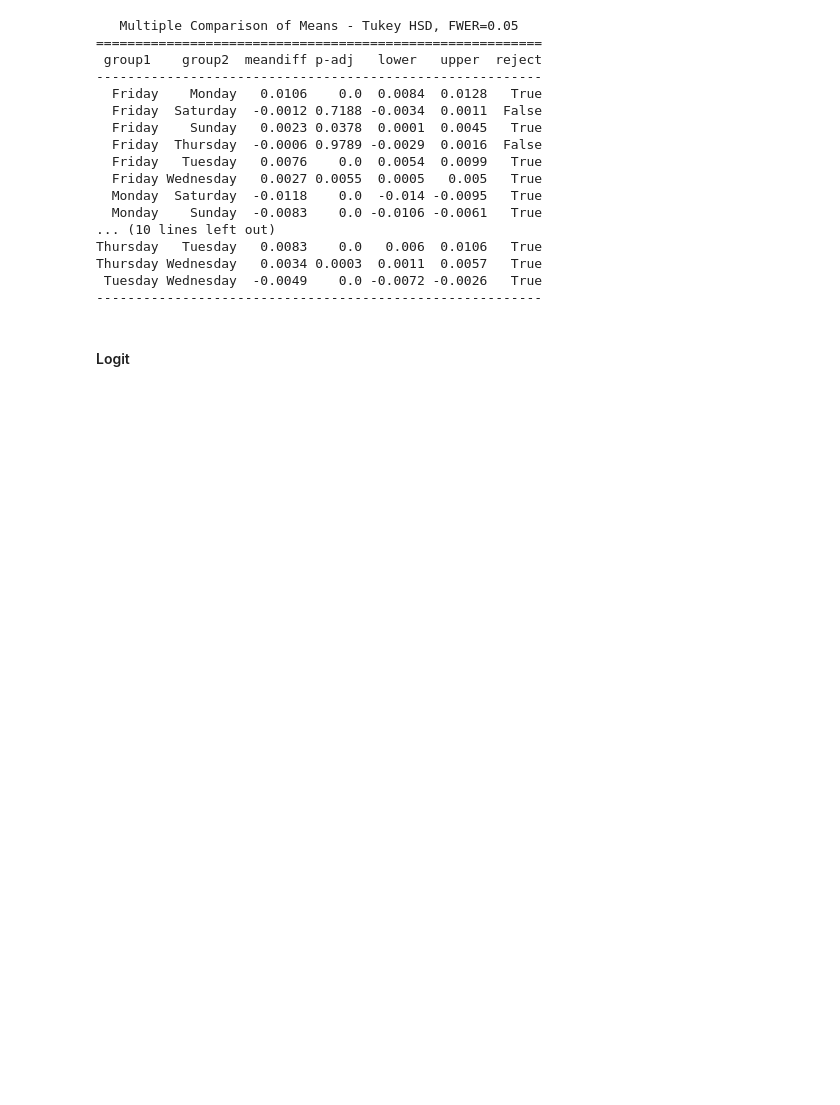
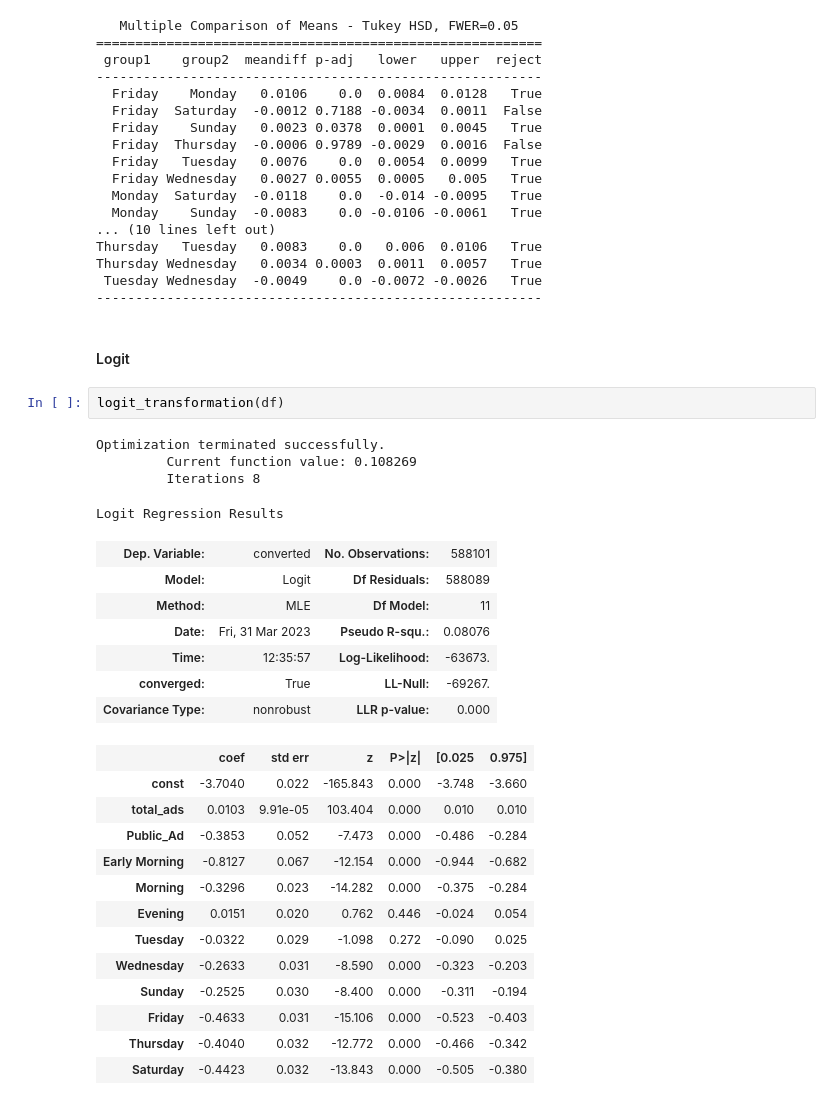
Before and after one commit to tharikf/AB_Tests, a Jupyter notebook: AB_tests_script.ipynb, the cells around one changed output. Cells and saved outputs as stored; diff of their text form; blank space fills up the shorter version.

```diff
--- a/AB_tests_script.ipynb
+++ b/AB_tests_script.ipynb
@@ -222,3 +212,30 @@ Thursday Wednesday   0.0034 0.0003  0.0011  0.0057   True
 ---------------------------------------------------------
 # %% [markdown]
 #### Logit
+# %%
+logit_transformation(df)
+# %% [output]
+Optimization terminated successfully.
+         Current function value: 0.108269
+         Iterations 8
+Logit Regression Results
+| Dep. Variable: | converted | No. Observations: | 588101 |
+| Model: | Logit | Df Residuals: | 588089 |
+| Method: | MLE | Df Model: | 11 |
+| Date: | Fri, 31 Mar 2023 | Pseudo R-squ.: | 0.08076 |
+| Time: | 12:35:57 | Log-Likelihood: | -63673. |
+| converged: | True | LL-Null: | -69267. |
+| Covariance Type: | nonrobust | LLR p-value: | 0.000 |
+|  | coef | std err | z | P>|z| | [0.025 | 0.975] |
+| const | -3.7040 | 0.022 | -165.843 | 0.000 | -3.748 | -3.660 |
+| total_ads | 0.0103 | 9.91e-05 | 103.404 | 0.000 | 0.010 | 0.010 |
+| Public_Ad | -0.3853 | 0.052 | -7.473 | 0.000 | -0.486 | -0.284 |
+| Early Morning | -0.8127 | 0.067 | -12.154 | 0.000 | -0.944 | -0.682 |
+| Morning | -0.3296 | 0.023 | -14.282 | 0.000 | -0.375 | -0.284 |
+| Evening | 0.0151 | 0.020 | 0.762 | 0.446 | -0.024 | 0.054 |
+| Tuesday | -0.0322 | 0.029 | -1.098 | 0.272 | -0.090 | 0.025 |
+| Wednesday | -0.2633 | 0.031 | -8.590 | 0.000 | -0.323 | -0.203 |
+| Sunday | -0.2525 | 0.030 | -8.400 | 0.000 | -0.311 | -0.194 |
+| Friday | -0.4633 | 0.031 | -15.106 | 0.000 | -0.523 | -0.403 |
+| Thursday | -0.4040 | 0.032 | -12.772 | 0.000 | -0.466 | -0.342 |
+| Saturday | -0.4423 | 0.032 | -13.843 | 0.000 | -0.505 | -0.380 |
```
Also changed, not shown: parts of 13 cells of this notebook, 8 other files.
